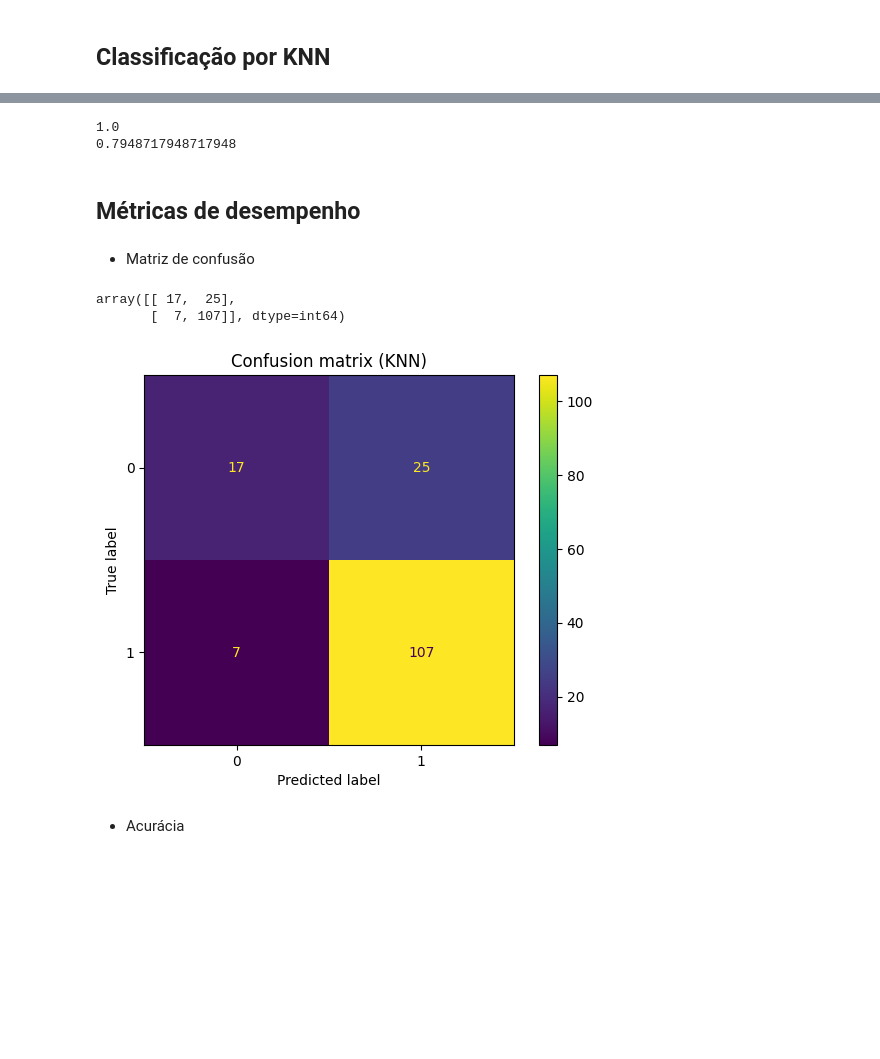
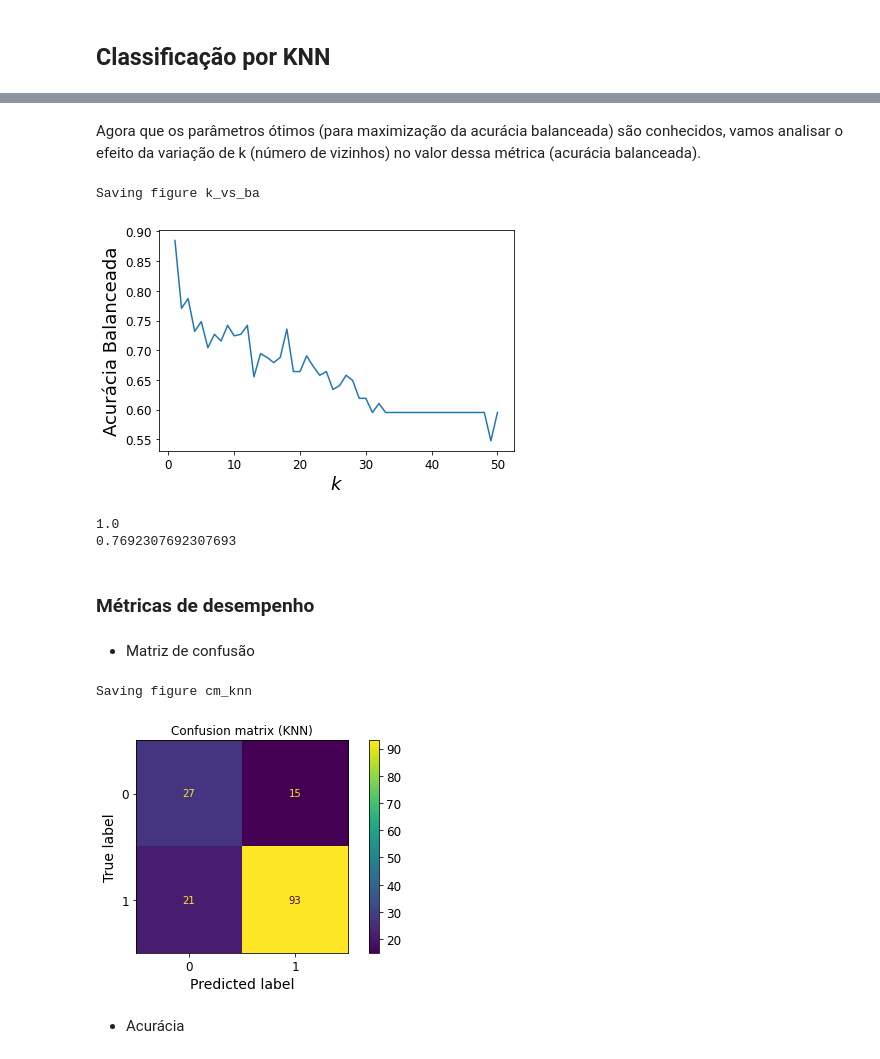
Before and after one commit to LuisLVieira/IA048, a Jupyter notebook: EFC2/efc02.ipynb, the cells around one changed output, grey strips where cells are left out. Saved outputs shown, nothing was run; the diff lists cells and outputs as text; code cells hidden in the pictures; blank space fills up the shorter version.

```diff
--- a/EFC2/efc02.ipynb
+++ b/EFC2/efc02.ipynb
@@ -301,13 +237,13 @@ Fitting 5 folds for each of 54 candidates, totalling 270 fits
 # %%
-# Treinando com os parâmetros ótimos 'C': 0.1, 'class_weight': None, 'penalty': 'l2', solver liblinear (dataset pequeno)
-lr_opt = LogisticRegression(penalty='l2', C=0.1, class_weight=None, solver='liblinear', max_iter=3000)
-lr_opt.fit(x_tv_n, y_tv)
+# Treinando com os parâmetros ótimos 'C': 10, 'class_weight': 'balanced', 'penalty': 'l2', solver liblinear (dataset pequeno)
+lr_opt = LogisticRegression(penalty='l2', C=10, class_weight='balanced', solver='liblinear', max_iter=3000)
+lr_opt.fit(x_tv, y_tv)
 # Probabilidades estimadas
-y_proba_train = lr_opt.predict_proba(x_tv_n)
-y_proba_test = lr_opt.predict_proba(x_test_n)
+y_proba_train = lr_opt.predict_proba(x_tv)
+y_proba_test = lr_opt.predict_proba(x_test)
 # Acurácia média
-score_tv= lr_opt.score(x_tv_n, y_tv)
-score_test2= lr_opt.score(x_test_n, y_test)
+score_tv= lr_opt.score(x_tv, y_tv)
+score_test2= lr_opt.score(x_test, y_test)
 print(y_proba_train)
 print(y_proba_train.shape)
 print(y_proba_test)
@@ -495,33 +349,53 @@ Fitting 5 folds for each of 200 candidates, totalling 1000 fits
+# %% [markdown]
+Agora que os parâmetros ótimos (para maximização da acurácia balanceada) são conhecidos, vamos analisar o efeito da variação de k (número de vizinhos) no valor dessa métrica (acurácia balanceada).
+# %%
+ba_k = []
+k_vector = np.arange(1,51)
+
+# Treinamento com diferentes valores de K e cálculo da acurácia balanceada para a classificação do conjunto de validação
+for k in k_vector:
+    KNN = KNeighborsClassifier(n_neighbors=k, weights = 'uniform', p=2, metric='minkowski') # define o modelo com o novo valor de k
+    KNN.fit(x_train, y_train) # realiza o treinamento (apenas com conjunto de treinamento)
+    y_pred_val = KNN.predict(x_val) # realiza classificação do conjunto de validação para o novo k
+    ba_k = np.append(ba_k, metrics.balanced_accuracy_score(y_val, y_pred_val)) # calcula acurácia balanceada para conjunto de validação com novo k
+
+plt.plot(k_vector,ba_k)
+plt.xlabel("$k$", fontsize=18)
+plt.ylabel("Acurácia Balanceada", rotation=90, fontsize=18)
+save_fig('k_vs_ba')
+plt.show()
+# %% [output]
+Saving figure k_vs_ba
+[figure, added]
 # %%
-# Treinando com os parâmetros ótimos 'n_neighbors': 10, 'p': 1, 'weights': 'distance', metric=minkowski para os dados de validação e treino juntos
-KNN_opt = KNeighborsClassifier(n_neighbors=10, weights = 'distance', p=1, metric='minkowski')
-KNN_opt.fit(x_tv_n, y_tv)
+# Treinando com os parâmetros ótimos 'n_neighbors': 1, 'p': 2, 'weights': 'uniform', metric=minkowski para os dados de validação e treinamento juntos
+KNN_opt = KNeighborsClassifier(n_neighbors=1, weights = 'uniform', p=2, metric='minkowski')
+KNN_opt.fit(x_tv, y_tv)
 # Acurácia média
-score_tv_knn= KNN_opt.score(x_tv_n, y_tv)
-score_test_knn= KNN_opt.score(x_test_n, y_test)
+score_tv_knn= KNN_opt.score(x_tv, y_tv)
+score_test_knn= KNN_opt.score(x_test, y_test)
 print(score_tv_knn)
 print(score_test_knn)
 # %% [output]
 1.0
-0.7948717948717948
+0.7692307692307693
 # %%
 # previsão para o conjunto de teste
-y_pred_test_knn = KNN_opt.predict(x_test_n)
+y_pred_test_knn = KNN_opt.predict(x_test)
 # %% [markdown]
-## Métricas de desempenho
+### Métricas de desempenho
 # %% [markdown]
 - Matriz de confusão
 # %%
 cm_knn=metrics.confusion_matrix(y_test, y_pred_test_knn)
-display(cm_knn)
 cm_fig_knn=metrics.ConfusionMatrixDisplay(confusion_matrix=cm_knn,display_labels=KNN_opt.classes_)
 cm_fig_knn.plot()
 plt.title('Confusion matrix (KNN)')
+save_fig('cm_knn')
 plt.show()
 # %% [output]
-array([[ 17,  25],
-       [  7, 107]], dtype=int64)
+Saving figure cm_knn
-[figure, old version]
+[figure, new version]
 # %% [markdown]
 - Acurácia
 # %%
```
Also changed, not shown: parts of 34 cells of this notebook, 6 other files.
